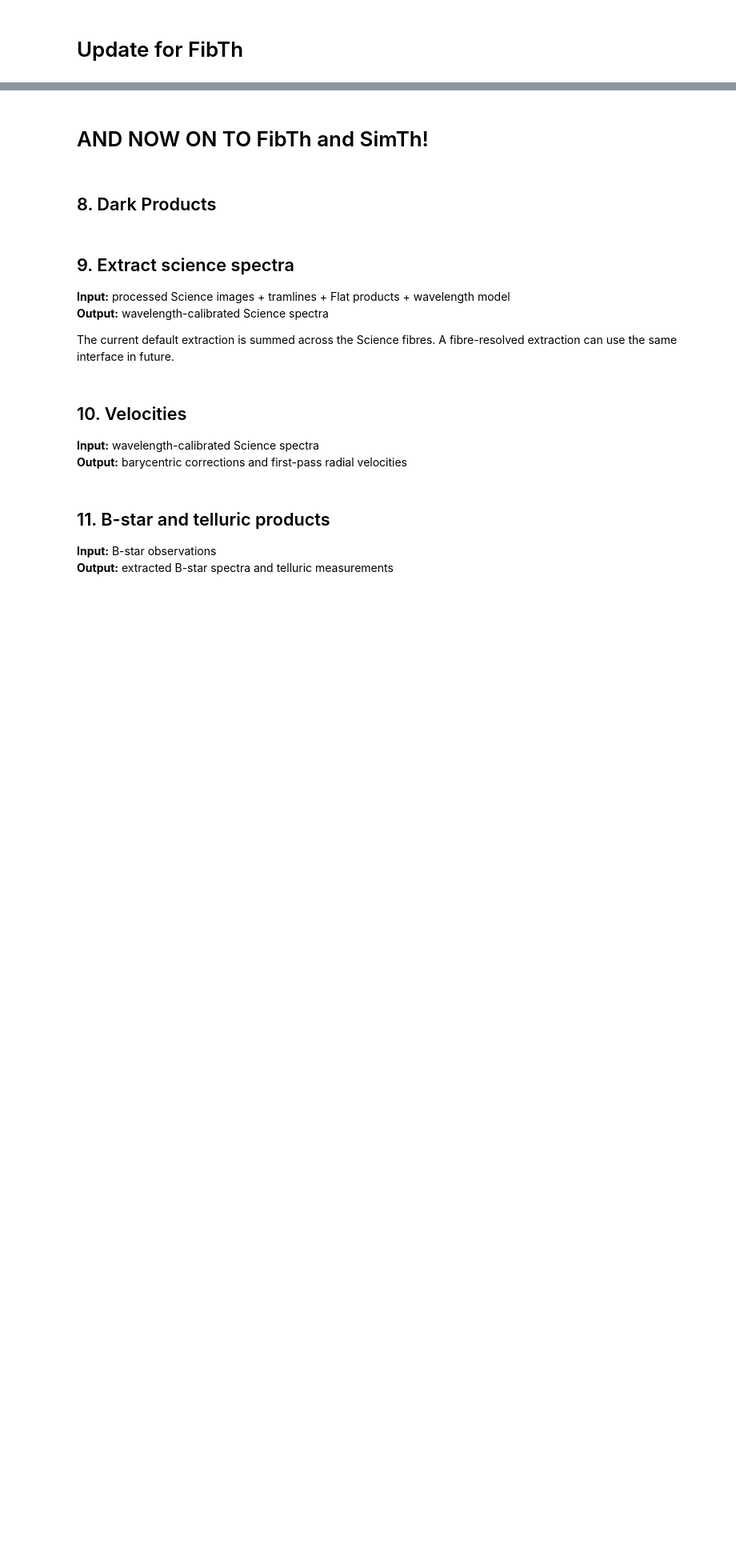
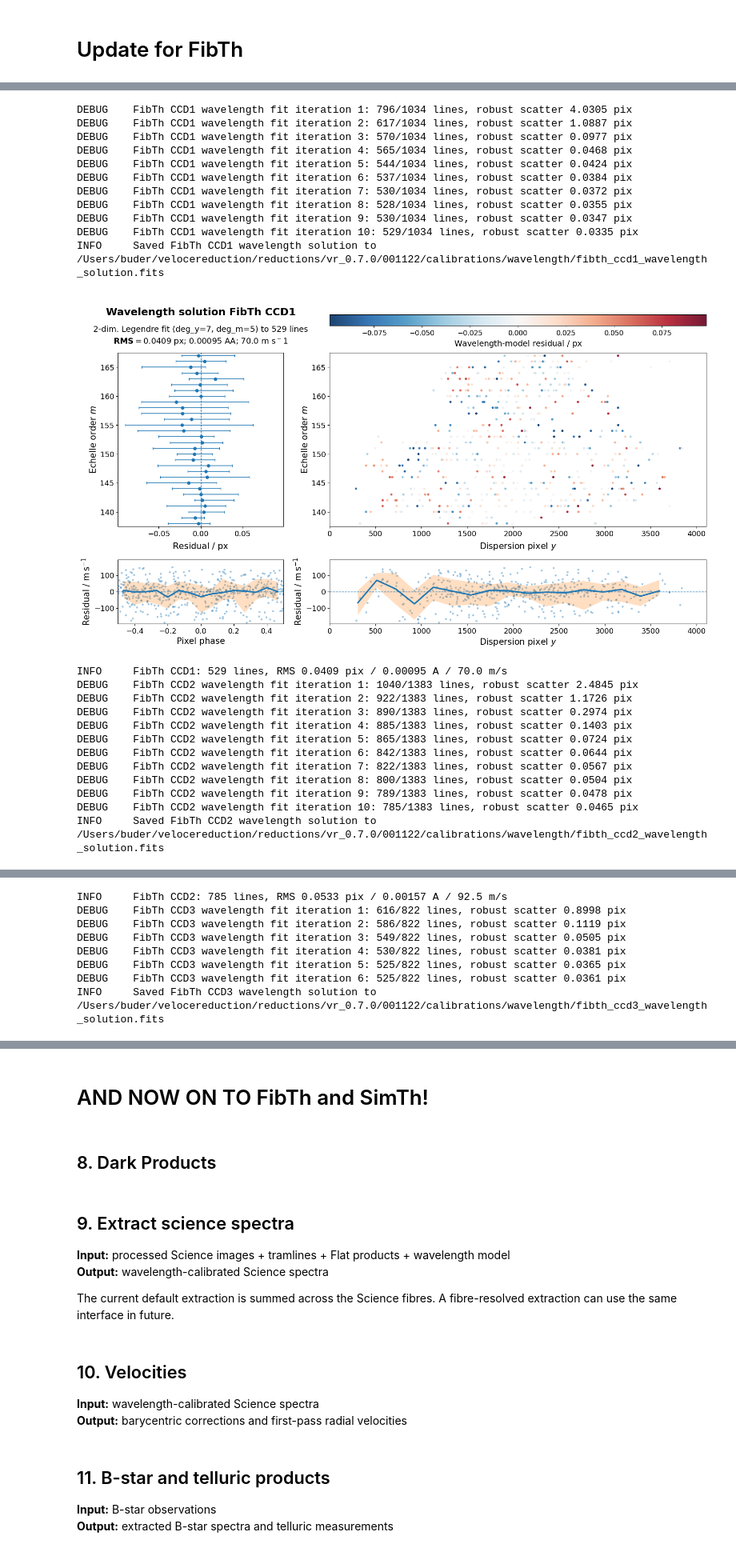
Before and after one commit to svenbuder/velocereduction, a Jupyter notebook: reduce_night.ipynb, the cells around one changed output, grey strips where cells are left out. Shown at 80% size. Drawn from its saved outputs; the diff is of its cells as text; code cells hidden in the pictures; blank space fills up the shorter version.

Commit message:
updated loading of th lines; preparing extraction of individual fibres

```diff
--- a/reduce_night.ipynb
+++ b/reduce_night.ipynb
@@ -59,7 +60,7 @@ if IN_NOTEBOOK:
     log_level = 'DEBUG'          # DEBUG / INFO / WARNING / ERROR
     diagnostics = 'full'       # none / basic / full
 
-    extraction_mode = 'summed'  # summed / fibre
+    extraction_mode = 'fibre'  # summed / fibre
     overwrite = False
 
 else:
@@ -309,22 +483,7 @@ for ccd in [2, 3]:
 # %% [markdown]
 # Update for FibTh
 # %%
-# ThAr atlas from Murphy et al. (2007) with update from 090311
-dtype = [
-    ("wavenumber", float),
-    ("wave_air", float),
-    ("log10_intensity", float),
-    ("element", "U10"),
-    ("ion", "U10"),
-    ("source", "U2"),
-]
-thar_lines = Table(np.genfromtxt(
-    paths.repository / 'velocereduction/veloce_reference_data/thar_UVES_MM090311.dat',
-    dtype=dtype,
-    comments="#",
-    autostrip=True
-))
-thar_lines['wave_vac'] = utils.wavelength_air_to_vac(thar_lines['wave_air'])
+th_reference_lines = wavelength.load_th_reference_lines(paths, th_reference='murphy')
 # %%
 # Match fitted ThXe peaks to ThAr atlas lines
 
@@ -357,24 +516,24 @@ for ccd in [1, 2, 3]:
         ) * 10.
 
         reference_th_lines_in_range = (
-            (thar_lines['wave_vac'] > expected_wavelength.min())
-            & (thar_lines['wave_vac'] < expected_wavelength.max())
-            & (thar_lines['element'] == 'Th')
+            (th_reference_lines['wave_vac'] > expected_wavelength.min())
+            & (th_reference_lines['wave_vac'] < expected_wavelength.max())
+            & (th_reference_lines['element'] == 'Th')
         )
 
-        print(f'CCD {ccd}, order {order}: {len(calibration_peak_tables["FibTh"][relevant_peak_indices])} FibTh peaks, {len(thar_lines[reference_th_lines_in_range])} ThAr lines in range')
+        print(f'CCD {ccd}, order {order}: {len(calibration_peak_tables["FibTh"][relevant_peak_indices])} FibTh peaks, {len(th_reference_lines[reference_th_lines_in_range])} ThAr lines in range')
 
         # now loop over the FibTh peaks and find the closest ThAr line in the atlas
         for peak_index, original_index in enumerate(relevant_peak_indices):
 
             closest_th_line = np.argmin(
                 np.abs(
-                    thar_lines[reference_th_lines_in_range]['wave_vac']
+                    th_reference_lines[reference_th_lines_in_range]['wave_vac']
                     - expected_wavelength[peak_index]
                 )
             )
 
-            closest_wave = thar_lines[reference_th_lines_in_range]['wave_vac'][closest_th_line]
+            closest_wave = th_reference_lines[reference_th_lines_in_range]['wave_vac'][closest_th_line]
 
             if np.abs(closest_wave - expected_wavelength[peak_index]) < 0.5:
                 calibration_peak_tables["FibTh"][
@@ -383,31 +560,56 @@ for ccd in [1, 2, 3]:
 # %%
 fibth_wavelength_solutions = {}
 
 for ccd in [1, 2, 3]:
 
     fibth_wavelength_solutions[ccd] = (
         wavelength.fit_and_save_wavelength_surface(
             calibration_peak_tables["FibTh"],
 
             calibration_type="FibTh",
             ccd=ccd,
 
             degree_y=7,
             degree_m=5,
 
             minimum_y=200,
             maximum_y=3900,
-            minimum_signal_to_noise=20,
-            maximum_y_uncertainty=0.05,
+            minimum_signal_to_noise=3,
+            maximum_y_uncertainty=0.5,
             sigma_clip = 3.0,
 
             output_dir=paths.wavelength,
             diagnostic_dir=(
                 paths.figures
                 / "wavelength"
             ),
 
             diagnostics=config.diagnostics,
             overwrite=True,
         )
     )
+# %% [output]
+DEBUG    FibTh CCD1 wavelength fit iteration 1: 796/1034 lines, robust scatter 4.0305 pix
+DEBUG    FibTh CCD1 wavelength fit iteration 2: 617/1034 lines, robust scatter 1.0887 pix
+DEBUG    FibTh CCD1 wavelength fit iteration 3: 570/1034 lines, robust scatter 0.0977 pix
+DEBUG    FibTh CCD1 wavelength fit iteration 4: 565/1034 lines, robust scatter 0.0468 pix
+DEBUG    FibTh CCD1 wavelength fit iteration 5: 544/1034 lines, robust scatter 0.0424 pix
+DEBUG    FibTh CCD1 wavelength fit iteration 6: 537/1034 lines, robust scatter 0.0384 pix
+DEBUG    FibTh CCD1 wavelength fit iteration 7: 530/1034 lines, robust scatter 0.0372 pix
+DEBUG    FibTh CCD1 wavelength fit iteration 8: 528/1034 lines, robust scatter 0.0355 pix
+DEBUG    FibTh CCD1 wavelength fit iteration 9: 530/1034 lines, robust scatter 0.0347 pix
+DEBUG    FibTh CCD1 wavelength fit iteration 10: 529/1034 lines, robust scatter 0.0335 pix
+INFO     Saved FibTh CCD1 wavelength solution to /Users/buder/velocereduction/reductions/vr_0.7.0/001122/calibrations/wavelength/fibth_ccd1_wavelength_solution.fits
+[figure, added]
+INFO     FibTh CCD1: 529 lines, RMS 0.0409 pix / 0.00095 A / 70.0 m/s
+DEBUG    FibTh CCD2 wavelength fit iteration 1: 1040/1383 lines, robust scatter 2.4845 pix
+DEBUG    FibTh CCD2 wavelength fit iteration 2: 922/1383 lines, robust scatter 1.1726 pix
+DEBUG    FibTh CCD2 wavelength fit iteration 3: 890/1383 lines, robust scatter 0.2974 pix
+DEBUG    FibTh CCD2 wavelength fit iteration 4: 885/1383 lines, robust scatter 0.1403 pix
+DEBUG    FibTh CCD2 wavelength fit iteration 5: 865/1383 lines, robust scatter 0.0724 pix
+DEBUG    FibTh CCD2 wavelength fit iteration 6: 842/1383 lines, robust scatter 0.0644 pix
+DEBUG    FibTh CCD2 wavelength fit iteration 7: 822/1383 lines, robust scatter 0.0567 pix
+DEBUG    FibTh CCD2 wavelength fit iteration 8: 800/1383 lines, robust scatter 0.0504 pix
+DEBUG    FibTh CCD2 wavelength fit iteration 9: 789/1383 lines, robust scatter 0.0478 pix
+DEBUG    FibTh CCD2 wavelength fit iteration 10: 785/1383 lines, robust scatter 0.0465 pix
+INFO     Saved FibTh CCD2 wavelength solution to /Users/buder/velocereduction/reductions/vr_0.7.0/001122/calibrations/wavelength/fibth_ccd2_wavelength_solution.fits
@@ -413,0 +617,8 @@ for ccd in [1, 2, 3]:
+INFO     FibTh CCD2: 785 lines, RMS 0.0533 pix / 0.00157 A / 92.5 m/s
+DEBUG    FibTh CCD3 wavelength fit iteration 1: 616/822 lines, robust scatter 0.8998 pix
+DEBUG    FibTh CCD3 wavelength fit iteration 2: 586/822 lines, robust scatter 0.1119 pix
+DEBUG    FibTh CCD3 wavelength fit iteration 3: 549/822 lines, robust scatter 0.0505 pix
+DEBUG    FibTh CCD3 wavelength fit iteration 4: 530/822 lines, robust scatter 0.0381 pix
+DEBUG    FibTh CCD3 wavelength fit iteration 5: 525/822 lines, robust scatter 0.0365 pix
+DEBUG    FibTh CCD3 wavelength fit iteration 6: 525/822 lines, robust scatter 0.0361 pix
+INFO     Saved FibTh CCD3 wavelength solution to /Users/buder/velocereduction/reductions/vr_0.7.0/001122/calibrations/wavelength/fibth_ccd3_wavelength_solution.fits
```
Also changed, not shown: parts of 23 cells of this notebook, 3 other files.
